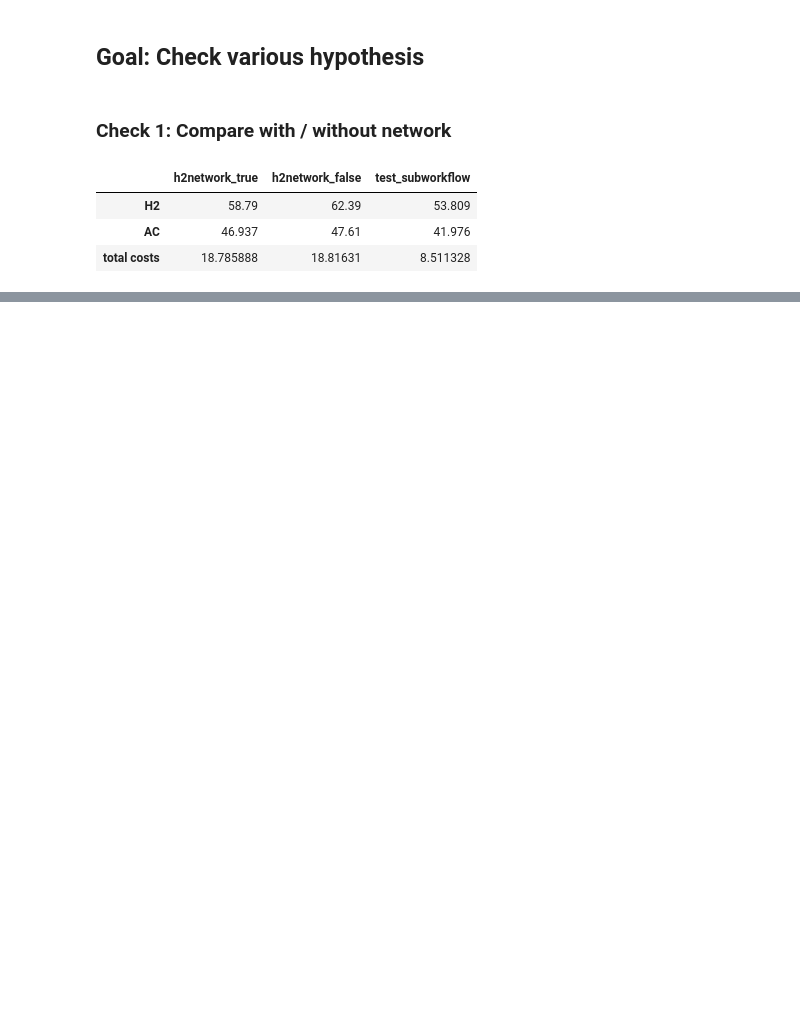
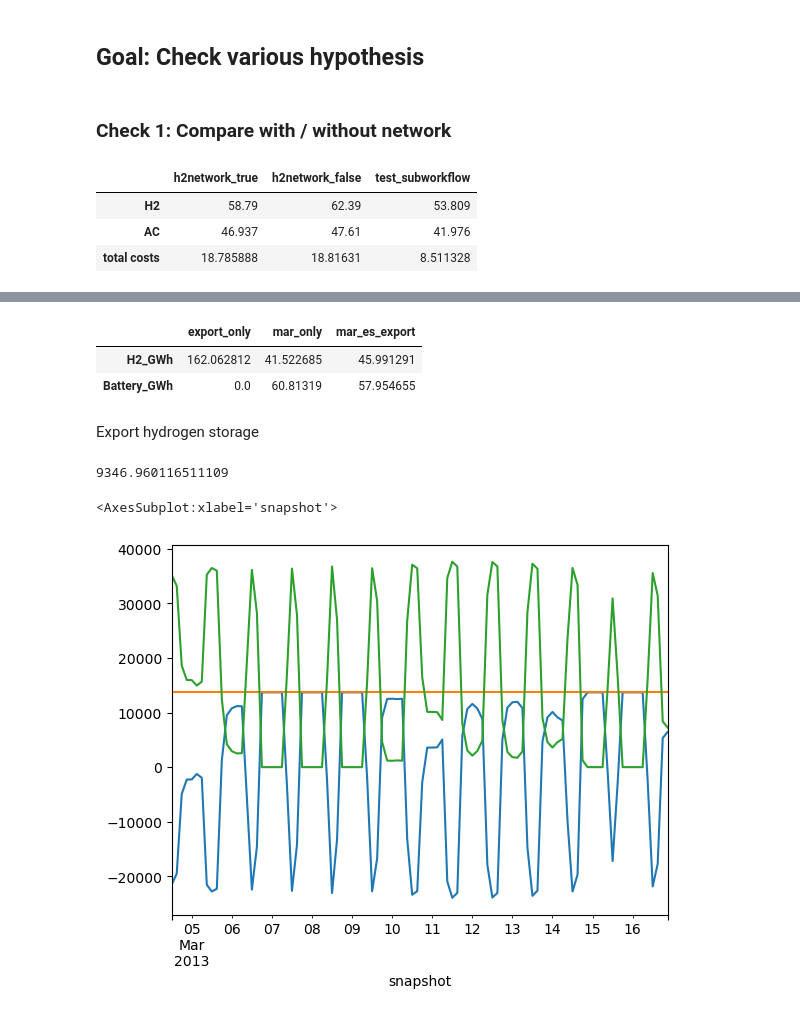
Before and after one commit to energyLS/aldehyde, a Jupyter notebook: workflow/notebooks/check_hypothesis.ipynb, the cells around one changed output, grey strips where cells are left out. Cells and saved outputs as stored; diff of their text form; code cells hidden in the pictures; blank space fills up the shorter version.

Commit message:
feat: check export store

```diff
--- a/workflow/notebooks/check_hypothesis.ipynb
+++ b/workflow/notebooks/check_hypothesis.ipynb
@@ -35,0 +31,6 @@ INFO:pypsa.io:Imported network elec_s_10_ec_lc1.0_Co2L0.10_6H_2030_0.071_DF_120e
+# %%
+run = "h2network_true_3h"
+export_only = prefix +"/resources/export_only/" + run +"/elec_s_10_ec_lc1.0_Co2L0.10_3H_2030_0.071_DF_120export_solved.nc"
+mar_only =prefix + "/resources/pypsaearthsec/" + run + "/postnetworks/elec_s_10_ec_lc1.0_Co2L0.10_3H_2030_0.071_DF_0export.nc"
+mar_es_export =prefix + "/resources/pypsaearthsec/" + run + "/postnetworks/elec_s_10_ec_lc1.0_Co2L0.10_3H_2030_0.071_DF_120export.nc"
+n = pypsa.Network(mar_es_export)
@@ -55,0 +98,20 @@ Name: e_nom_opt, dtype: float64
+# %%
+# Get storage sizes of hydrogen and battery for all networks
+run = "h2network_true_3h"
+networks = ["export_only", "mar_only", "mar_es_export"]
+
+network_paths = {
+        "export_only": prefix +"/resources/export_only/" + run +"/elec_s_10_ec_lc1.0_Co2L0.10_3H_2030_0.071_DF_120export_solved.nc",
+        "mar_only": prefix + "/resources/pypsaearthsec/" + run + "/postnetworks/elec_s_10_ec_lc1.0_Co2L0.10_3H_2030_0.071_DF_0export.nc",
+        "mar_es_export": prefix + "/resources/pypsaearthsec/" + run + "/postnetworks/elec_s_10_ec_lc1.0_Co2L0.10_3H_2030_0.071_DF_120export.nc",
+}
+
+
+stats = pd.DataFrame(columns=networks, index=["H2_GWh", "Battery_GWh"])
+
+for network in networks:
+
+    n = pypsa.Network(network_paths[network])
+
+    stats.loc["H2_GWh", network] = n.stores[(n.stores.carrier=="H2") & (n.stores.bus != "H2 export bus")].e_nom_opt.sum() / 1e3 # in GWh
+    stats.loc["Battery_GWh", network] = n.stores[(n.stores.carrier=="battery")].e_nom_opt.sum() / 1e3 # in GWh
@@ -55,0 +122,24 @@ Name: e_nom_opt, dtype: float64
+# %%
+stats.head()
+# %% [output]
+|  | export_only | mar_only | mar_es_export |
+| H2_GWh | 162.062812 | 41.522685 | 45.991291 |
+| Battery_GWh | 0.0 | 60.81319 | 57.954655 |
+# %% [markdown]
+Export hydrogen storage
+# %%
+n.stores[n.stores.bus == "H2 export bus"].e_nom_opt.sum() / 1e3 # in GWh
+# %% [output]
+9346.960116511109
+# %%
+# Show storage levels and charging of 200 time steps
+time_min = 500
+time_max = 600
+n.stores_t.p["H2 export store"][time_min:time_max].plot()
+#n.stores_t.e["H2 export store"][time_min:time_max].plot()
+n.loads_t.p["H2 export load"][time_min:time_max].plot()
+export_supply = (n.links_t.p1.loc[:, n.links_t.p1.columns.str.contains("export")].sum(axis=1)[time_min:time_max]*(-1)) #.plot()
+export_supply.plot()
+# %% [output]
+<AxesSubplot:xlabel='snapshot'>
+[figure, added]
```
Also changed, not shown: parts of 11 cells of this notebook, 1 other file.
